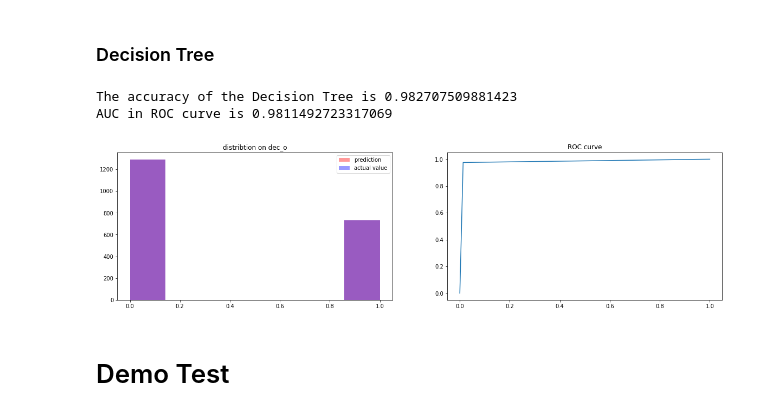
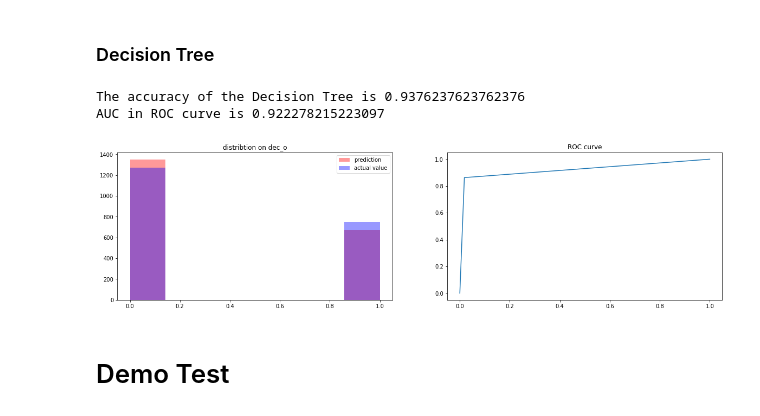
Before and after one commit to imsaulpark/Speed-dating-in-kaggle, a Jupyter notebook: Prediction/demo.ipynb, the cells around one changed output. Saved outputs shown, nothing was run; the diff lists cells and outputs as text; code cells hidden in the pictures.

```diff
--- a/Prediction/demo.ipynb
+++ b/Prediction/demo.ipynb
@@ -14,3 +14,16 @@ df_data.shape
 # Data preprocessing
 # %% [markdown]
 ## Make dataframe
+# %%
+# drop missing values.
+cols = ['iid', 'pid', 'match','gender','dec', 'age',
+        'attr1_1', 'sinc1_1', 'fun1_1', 'intel1_1', 'amb1_1',
+        'attr3_1', 'sinc3_1', 'fun3_1', 'intel3_1', 'amb3_1']
+
+row_full = df_data.shape[0]
+df_selected = df_data.loc[:, cols]
+df_selected.dropna(inplace=True)
+row_drop = df_selected.shape[0]
+
+miss_rate = (row_full - row_drop) / row_full
+print("missing rate :", miss_rate)
@@ -17,10 +32,4 @@ df_data.shape
 # %%
-cols = ['iid', 'pid', 'match','gender','dec', 'age',
-        'attr3_1', 'sinc3_1', 'fun3_1', 'intel3_1', 'amb3_1']
-
-df_selected = df_data.loc[:, cols]
-df_selected.dropna(inplace=True)
-
 # Separate dataframe into male and female.
 df_male = df_selected.loc[ df_selected['gender'] == 1 ]
 df_female = df_selected.loc[ df_selected['gender'] == 0 ]
@@ -30,10 +39,13 @@ df_male_drop = df_male.drop_duplicates(subset=['iid'])
 df_female_drop = df_female.drop_duplicates(subset=['iid'])
 
 # Let's make dataframe for matching. (empty yet)
-df_match = pd.DataFrame( data = None, columns = cols + ['dec_o', 'age_o', 'attr3_1_o', 'sinc3_1_o', 'fun3_1_o', 'intel3_1_o',  'amb3_1_o'] )
+df_match = pd.DataFrame( data = None, columns = cols +
+                        ['dec_o', 'age_o',
+                         'attr1_1_o', 'sinc1_1_o', 'fun1_1_o', 'intel1_1_o',  'amb1_1_o',
+                         'attr3_1_o','sinc3_1_o','fun3_1_o', 'intel3_1_o','amb3_1_o'] )
 index = 0
 
-print("making...")
+print("dataframe is been making...")
 # Let's fill each rows of dataframe for matching.
 for m_index, m_row in df_male.iterrows() :
 
@@ -46,7 +58,7 @@ for m_index, m_row in df_male.iterrows() :
 
     f_row = f_row.iloc[0]
 
-    # Extract values from each row of dataframes.
+    # Extract values from each row of dataframe.
     values = list(m_row.values) + list(f_row['dec':'amb3_1'].values)
 
     # Fill a row of match dataframe
@@ -60,7 +72,7 @@ for m_index, m_row in df_male.iterrows() :
 # Let's fill each rows of dataframe for matching.
 for fm_index, fm_row in df_female.iterrows() :
 
-    # Find pid row in female_drop dataframe.
+    # Find pid row in male_drop dataframe.
     pid = fm_row['pid']
     m_row = df_male_drop.loc[ df_male_drop['iid'] == pid ]
 
@@ -71,6 +83,7 @@ for fm_index, fm_row in df_female.iterrows() :
 
     # Extract values from each row of dataframes.
     values = list(fm_row.values) + list(m_row['dec':'amb3_1'].values)
+
 
     # Fill a row of match dataframe
     df_match.loc[index] = values
@@ -134,37 +148,37 @@ test shape :  (2024, 12)
 # %% [markdown]
 ### Decision Tree
 # %%
-from sklearn.tree import DecisionTreeClassifier
+from sklearn.ensemble import RandomForestClassifier
 
-clf = DecisionTreeClassifier()
+clf = RandomForestClassifier()
 clf.fit(features_one, target)
 dt_prediction = clf.predict(test_X)
 
 accuracy = metrics.accuracy_score(dt_prediction, test_Y)
 print('The accuracy of the Decision Tree is', accuracy)
 
 # print AUC
 auc = metrics.roc_auc_score(test_Y, dt_prediction)
 print("AUC in ROC curve is", auc)
 
 fig, axs = plt.subplots(ncols = 2)
 fig.set_size_inches(w = 20, h = 5)
 
 # # draw distribution graph
 axs[0].set_title("distribtion on dec_o")
 sns.distplot(dt_prediction, kde = False, label="prediction", color='red', ax=axs[0])
 sns.distplot(test_Y, kde = False, label="actual value", color='blue', ax=axs[0],)
 axs[0].legend()
 
 # draw ROC curve
 fpr, tpr, threshold = metrics.roc_curve(test_Y, dt_prediction)
 plt.plot(fpr, tpr)
 plt.title("ROC curve")
 plt.show()
 # %% [output]
-The accuracy of the Decision Tree is 0.982707509881423
-AUC in ROC curve is 0.9811492723317069
+The accuracy of the Decision Tree is 0.9376237623762376
+AUC in ROC curve is 0.922278215223097
-[figure, old version]
+[figure, new version]
 # %% [markdown]
 # Demo Test
 # %% [markdown]
```
Also changed, not shown: parts of 7 cells of this notebook, 2 other files.
